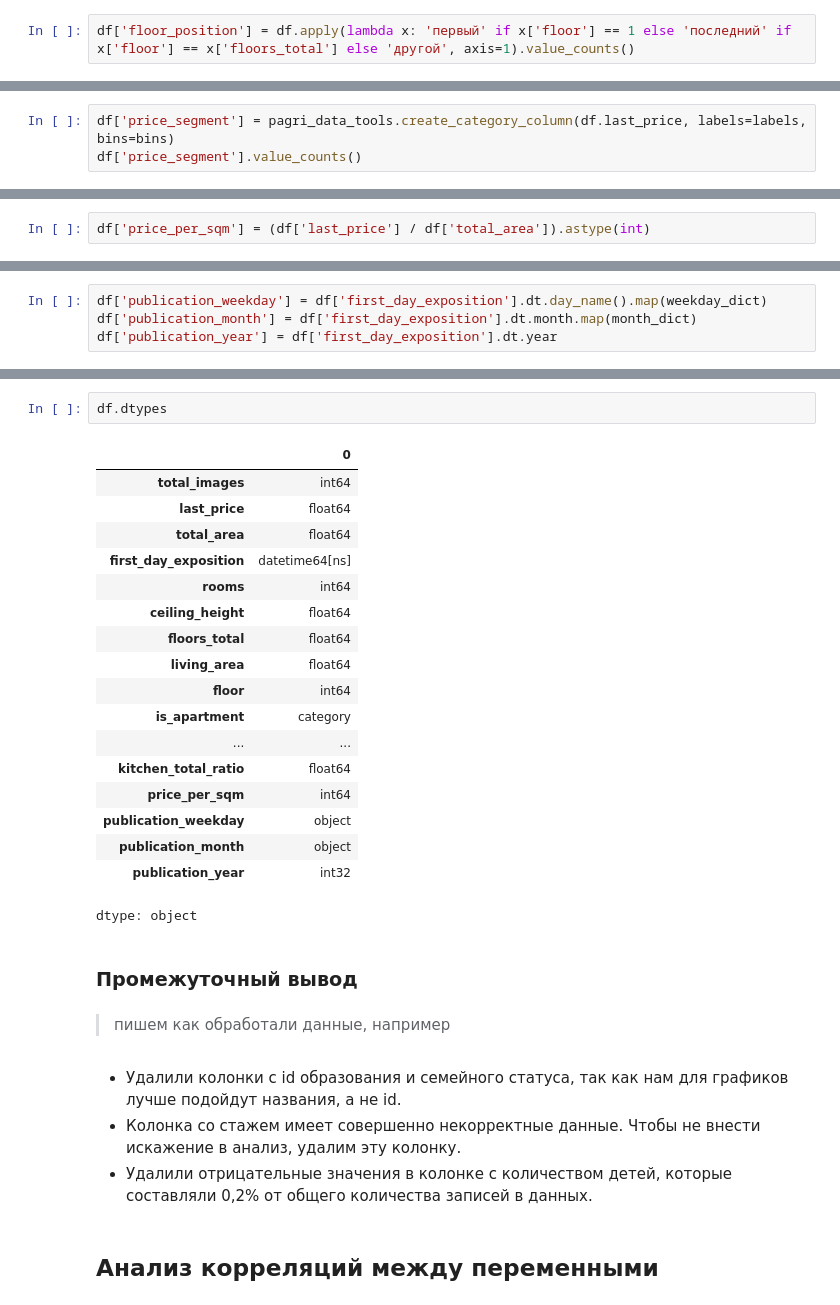
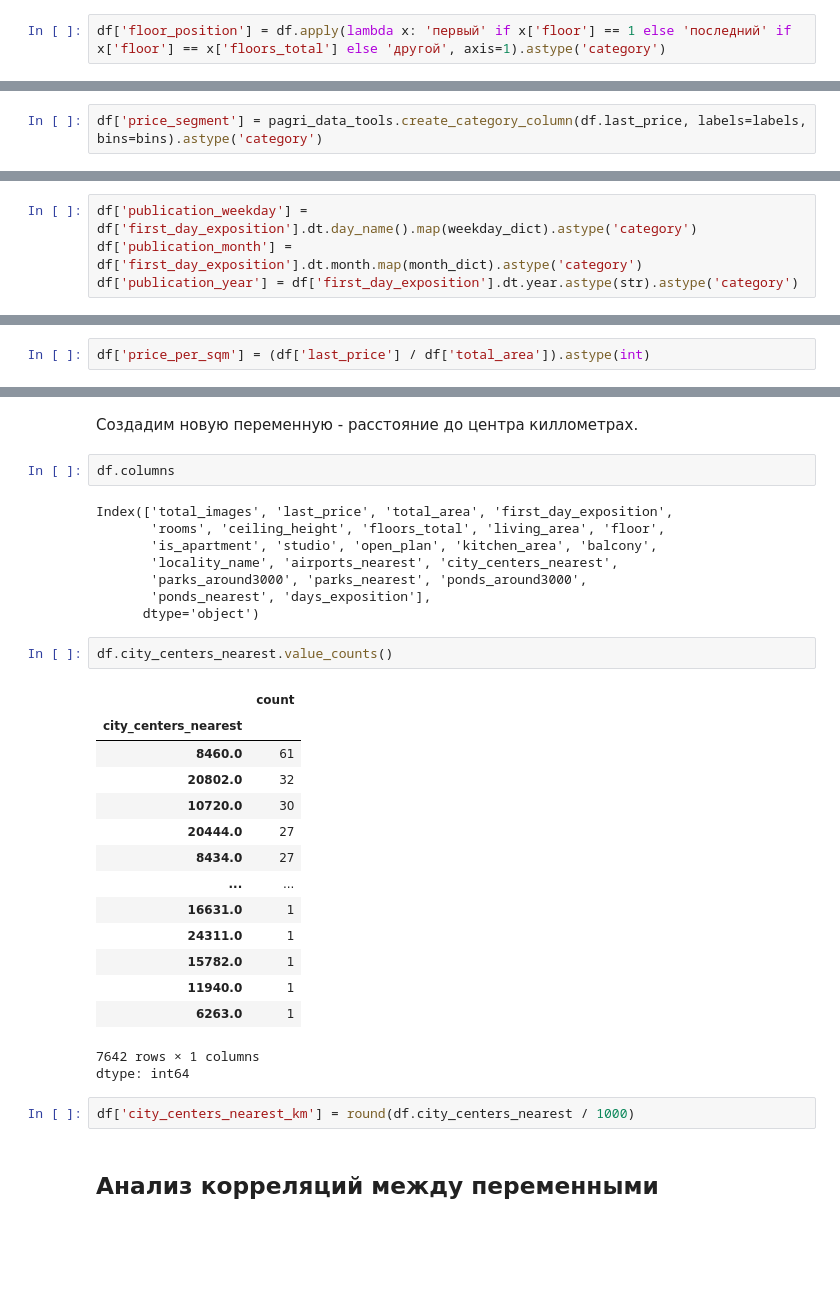
Before and after one commit to PAGriAnalytics/pagri-projects, a Jupyter notebook: quarto/projects/housing-ads-investigation/housing_ads_investigation.ipynb, the cells around one changed output, grey strips where cells are left out. Cells and saved outputs as stored; diff of their text form; blank space fills up the shorter version.

```diff
--- a/quarto/projects/housing-ads-investigation/housing_ads_investigation.ipynb
+++ b/quarto/projects/housing-ads-investigation/housing_ads_investigation.ipynb
@@ -900,4 +910,4 @@ df.head(1)
 Создадим новую категориальную переменную из этажа.
 Сделаем 3 значения - первый, последний и другой
 # %%
-df['floor_position'] = df.apply(lambda x: 'первый' if x['floor'] == 1 else 'последний' if x['floor'] == x['floors_total'] else 'другой', axis=1).value_counts()
+df['floor_position'] = df.apply(lambda x: 'первый' if x['floor'] == 1 else 'последний' if x['floor'] == x['floors_total'] else 'другой', axis=1).astype('category')
@@ -918,5 +932,4 @@ Quantiles
 labels = ['эконом', 'комфорт', 'премиум']
 bins = [-np.inf, 4_000_000, 10_000_000, np.inf]
 # %%
-df['price_segment'] = pagri_data_tools.create_category_column(df.last_price, labels=labels, bins=bins)
-df['price_segment'].value_counts()
+df['price_segment'] = pagri_data_tools.create_category_column(df.last_price, labels=labels, bins=bins).astype('category')
@@ -929,0 +966,4 @@ dtype: int64
+# %%
+df['publication_weekday'] = df['first_day_exposition'].dt.day_name().map(weekday_dict).astype('category')
+df['publication_month'] = df['first_day_exposition'].dt.month.map(month_dict).astype('category')
+df['publication_year'] = df['first_day_exposition'].dt.year.astype(str).astype('category')
@@ -979,4 +1003,0 @@ month_dict = {
-# %%
-df['publication_weekday'] = df['first_day_exposition'].dt.day_name().map(weekday_dict)
-df['publication_month'] = df['first_day_exposition'].dt.month.map(month_dict)
-df['publication_year'] = df['first_day_exposition'].dt.year
@@ -983,32 +1008,35 @@ df['publication_year'] = df['first_day_exposition'].dt.year
+# %% [markdown]
+Создадим новую переменную - расстояние до центра киллометрах.
 # %%
-df.dtypes
+df.columns
 # %% [output]
-|  | 0 |
-| total_images | int64 |
-| last_price | float64 |
-| total_area | float64 |
-| first_day_exposition | datetime64[ns] |
-| rooms | int64 |
-| ceiling_height | float64 |
-| floors_total | float64 |
-| living_area | float64 |
-| floor | int64 |
-| is_apartment | category |
-| ... | ... |
-| kitchen_total_ratio | float64 |
-| price_per_sqm | int64 |
-| publication_weekday | object |
-| publication_month | object |
-| publication_year | int32 |
-dtype: object
+Index(['total_images', 'last_price', 'total_area', 'first_day_exposition',
+       'rooms', 'ceiling_height', 'floors_total', 'living_area', 'floor',
+       'is_apartment', 'studio', 'open_plan', 'kitchen_area', 'balcony',
+       'locality_name', 'airports_nearest', 'city_centers_nearest',
+       'parks_around3000', 'parks_nearest', 'ponds_around3000',
+       'ponds_nearest', 'days_exposition'],
+      dtype='object')
-# %% [markdown]
-### Промежуточный вывод
-# %% [markdown]
->пишем как обработали данные, например
-# %% [markdown]
-- Удалили колонки с id образования и семейного статуса, так как нам для графиков лучше подойдут названия, а не id.
-- Колонка со стажем имеет совершенно некорректные данные. Чтобы не внести искажение в анализ, удалим эту колонку.
-- Удалили отрицательные значения в колонке с количеством детей, которые составляли 0,2% от общего количества записей в данных.
+# %%
+df.city_centers_nearest.value_counts()
+# %% [output]
+|  | count |
+| city_centers_nearest |  |
+| 8460.0 | 61 |
+| 20802.0 | 32 |
+| 10720.0 | 30 |
+| 20444.0 | 27 |
+| 8434.0 | 27 |
+| ... | ... |
+| 16631.0 | 1 |
+| 24311.0 | 1 |
+| 15782.0 | 1 |
+| 11940.0 | 1 |
+| 6263.0 | 1 |
+7642 rows × 1 columns
+dtype: int64
+# %%
+df['city_centers_nearest_km'] = round(df.city_centers_nearest / 1000)
 # %% [markdown]
 ## Анализ корреляций между переменными
 # %% [markdown]
```
Also changed, not shown: parts of 22 cells of this notebook.
